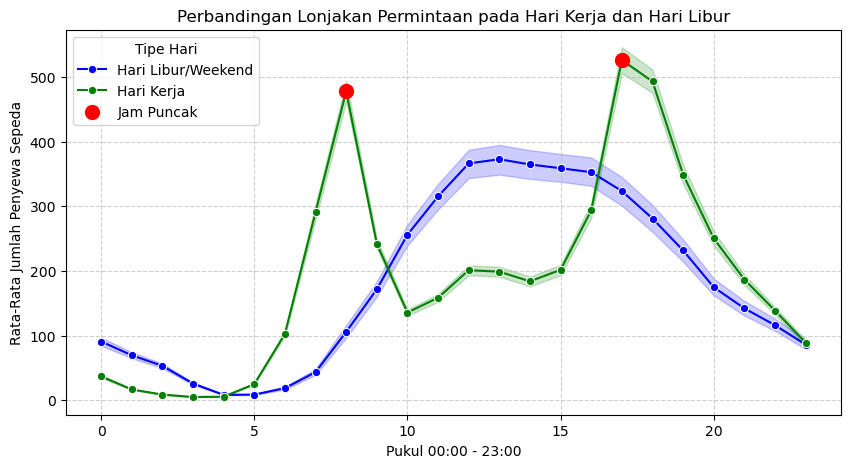
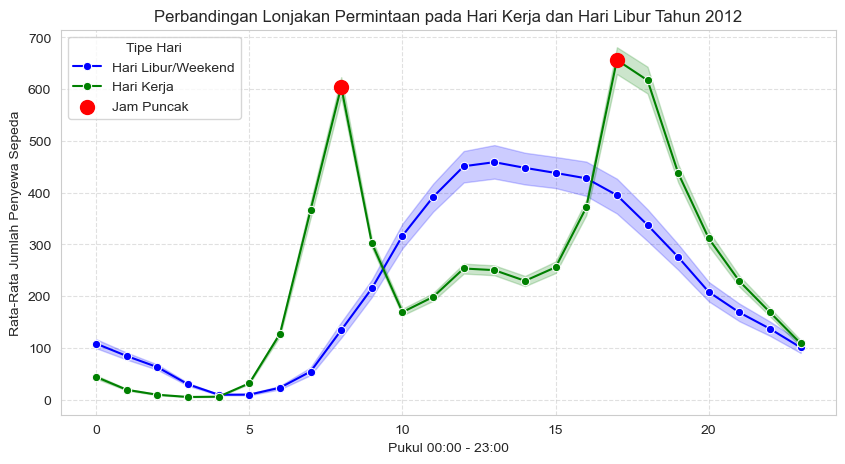
The notebook cell's code change between the first figure and the second:
--- before
+++ after
@@ -1,4 +1,4 @@
 # Grafik Perbandingan Lonjakan Permintaan pada Hari Kerja dan Hari Libur
-df_plot = df_hour.copy()
+df_plot = main_df_hour.copy()
 df_plot['workingday'] = df_plot['workingday'].map({0: 'Hari Libur/Weekend', 1: 'Hari Kerja'})
 
@@ -16,5 +16,5 @@
 plt.scatter(puncak_sore['hr'], puncak_sore['cnt'], color='red', s=100, zorder=5)
 
-plt.title('Perbandingan Lonjakan Permintaan pada Hari Kerja dan Hari Libur', fontsize=12)
+plt.title('Perbandingan Lonjakan Permintaan pada Hari Kerja dan Hari Libur Tahun 2012', fontsize=12)
 plt.xlabel('Pukul 00:00 - 23:00', fontsize=10)
 plt.ylabel('Rata-Rata Jumlah Penyewa Sepeda', fontsize=10)
@@ -22,5 +22,4 @@
 plt.grid(True, linestyle='--', alpha=0.6)
 plt.show()
-print()
 
 # Grafik Hubungan Temperatur dengan Jumlah Penyewa Sepeda Harian
@@ -29,5 +28,5 @@
 
 sns.regplot(
-    data=df_day,
+    data=df_2012,
     x='temp',
     y='cnt',
@@ -35,5 +34,5 @@
 )
 
-plt.title('Hubungan Temperatur dengan Jumlah Penyewa Sepeda Harian', fontsize=14)
+plt.title('Hubungan Temperatur dengan Jumlah Penyewa Sepeda Harian Tahun 2012', fontsize=14)
 plt.xlabel(r'Temperatur ($^\circ$C)', fontsize=11)
 plt.ylabel('Jumlah Penyewa Sepeda Harian', fontsize=11)

Commit: Update pertanyaan nomor 1